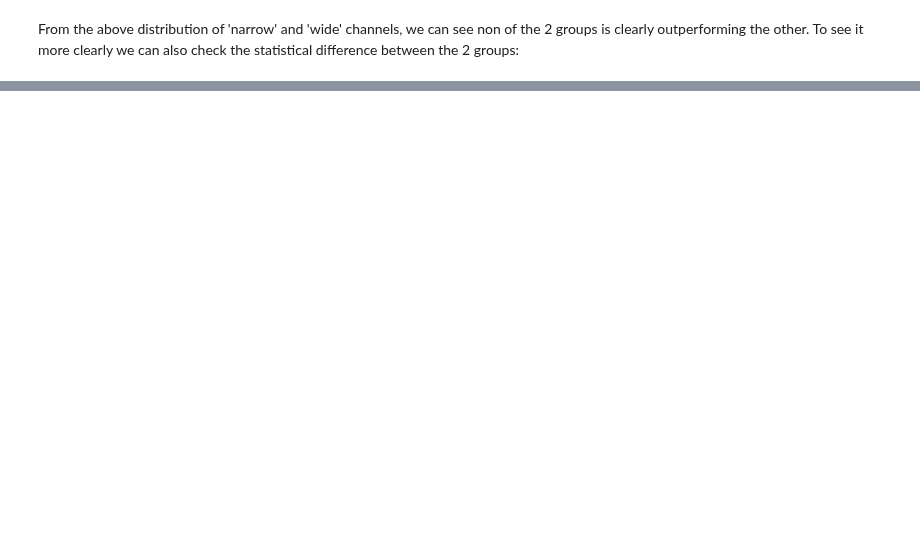
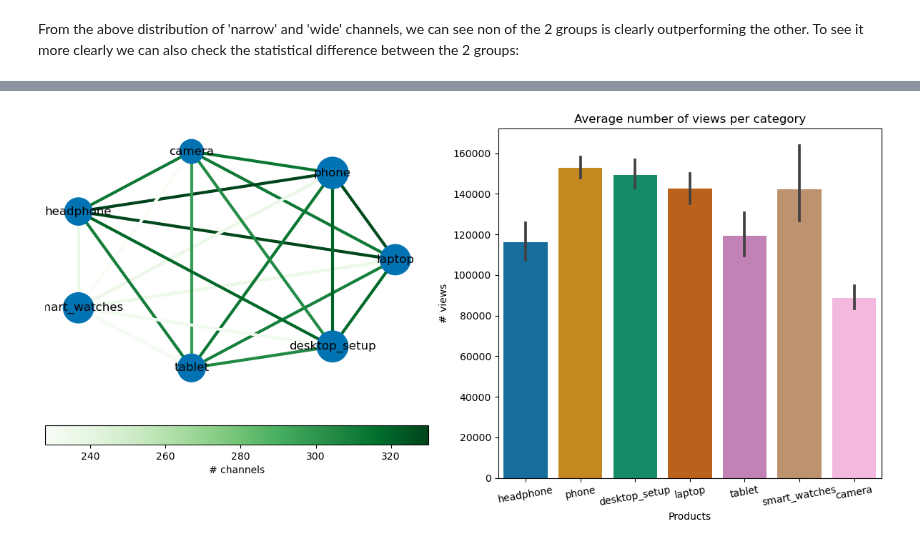
Before and after one commit to epfl-ada/ada-2023-project-datasquad2023, a Jupyter notebook: product_types.ipynb, the cells around one changed output, grey strips where cells are left out. Cells and saved outputs as stored; diff of their text form; code cells hidden in the pictures; blank space fills up the shorter version.

```diff
--- a/product_types.ipynb
+++ b/product_types.ipynb
@@ -190,0 +221,13 @@ Because the pvalue > 0.05, we cannot reject the null hypothesis that is the mean
+# %%
+# filter only the channels that focus on wider range of products and with over 100000 subscribers
+top_wide = channels_rank[(channels_rank.wide_range==1) & (channels_rank.subscribers_cc > 100000)].channel_id.unique()
+print('# channels:',len(top_wide))
+tech_df_graph = tech_df_prd[tech_df_prd.channel_id.isin(top_wide)][['channel_id','display_id','product_category','like_count','dislike_count','view_count']].copy()
+
+# set the product categories as the node of the graph, and average # views in each category as the size of the node
+node_size = tech_df_graph.groupby('product_category',as_index=False)[['view_count']].mean()
+
+# for each channel assign the product categories that they cover as a list
+all_products = tech_df_graph.groupby(['channel_id'],as_index=False)[['product_category']].agg(lambda prd: set(prd))
+all_products = pd.merge(all_products, channels_rank[['subscribers_cc','channel_id']], on='channel_id', how='left')
+display(all_products.head(5))
@@ -190,0 +250,59 @@ Because the pvalue > 0.05, we cannot reject the null hypothesis that is the mean
+# %%
+# Helper function for visualizing the graph
+def visualize_graph(G, ax, with_labels=True, alpha=1.0):
+    # get the circular layout
+    pos = nx.circular_layout(G, center=[1,1])
+
+    if with_labels:
+        labels = {node: f"{node}" for node in G.nodes()}
+        nx.draw_networkx_labels(G, pos, labels=labels, ax=ax)
+
+    # plot edges with weights
+    edges,weights = zip(*nx.get_edge_attributes(G,'weight').items())
+    ec = nx.draw_networkx_edges(G, pos, alpha=alpha, edgelist=edges, edge_color=weights, width=3, ax=ax, edge_cmap=plt.cm.Greens)
+
+    # Add color bar for edge weights
+    cbar = plt.colorbar(ec, orientation='horizontal', pad=0.1, ax=ax)
+    cbar.set_label('# channels')
+
+    # plot nodes with size
+    color = sns.color_palette("colorblind",1)
+    nodes,size = zip(*nx.get_node_attributes(G,'size').items())
+    nc = nx.draw_networkx_nodes(G, pos, nodelist=nodes, node_color=color, node_size=1000*np.divide(list(size),max(list(size))), ax=ax)
+
+# create graph
+G = nx.Graph()
+
+for _,row in all_products.iterrows():
+
+    # add node
+    for product in list(products):
+        G.add_node(
+            product,
+            size=node_size[node_size['product_category']==product]['view_count'].iloc[0] # mean view as node size
+        )
+
+    # add edge
+    for i in range(len(products)):
+        for j in range(i+1, len(products)):
+            if (products[i] in row['product_category']) & (products[j] in row['product_category']):
+                if G.has_edge(products[i], products[j]):
+                    G[products[i]][products[j]]['weight'] += 1  # update the weight of the existing edge
+                else:
+                    G.add_edge(products[i], products[j], weight=1)  # add a new edge with weight 1
+
+# visualize the plots
+fig, axes = plt.subplots(nrows=1, ncols=2, figsize=(12,6))
+colors = sns.color_palette("colorblind",len(products))
+
+visualize_graph(G,with_labels=True,ax=axes[0])
+sns.barplot(data=tech_df_graph, x='product_category', y='view_count', estimator='mean', ax=axes[1], palette=colors)
+
+axes[0].axis('off')
+axes[1].set(title='Average number of views per category', xlabel='Products', ylabel='# views')
+axes[1].tick_params(axis='x', rotation=10)
+
+plt.tight_layout()
+plt.show()
+# %% [output]
+[figure, added]
```
Also changed, not shown: parts of 26 cells of this notebook, 1 other file.
